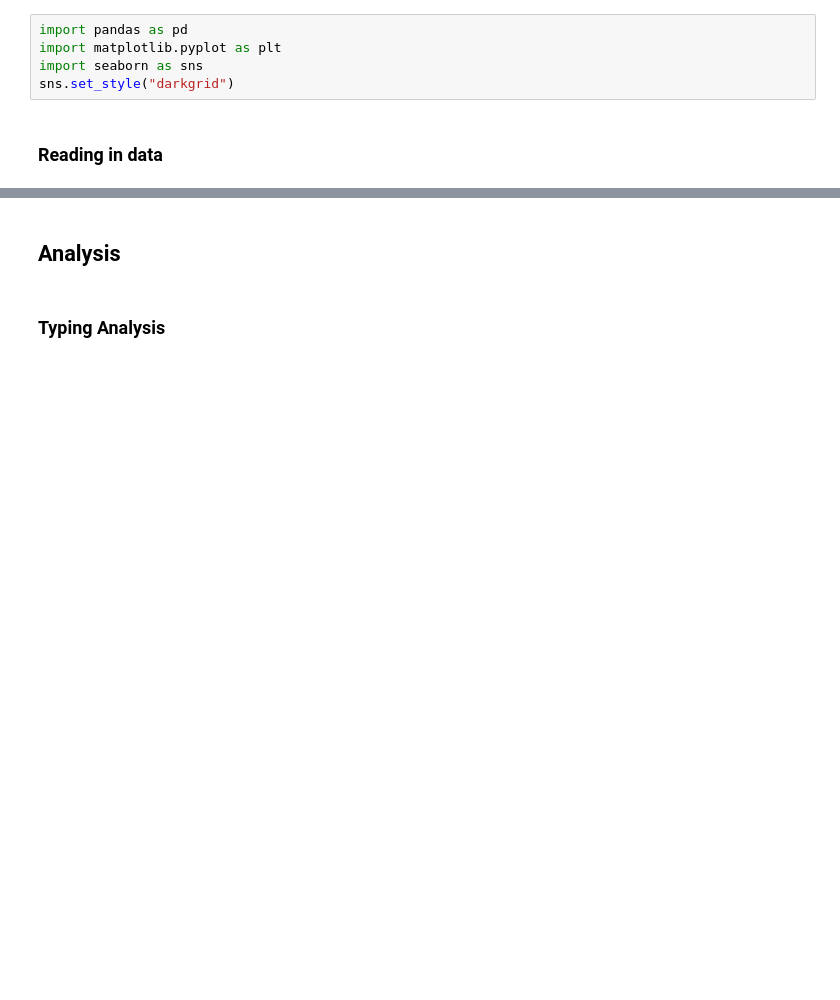
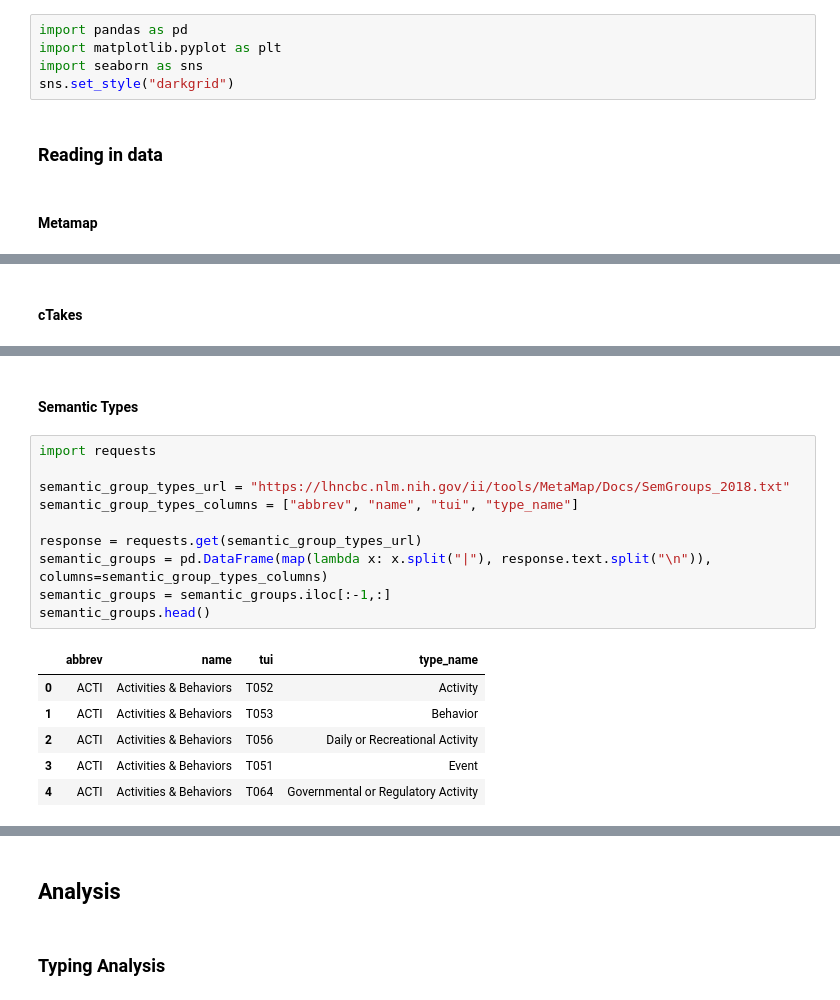
Before and after one commit to jxandercrawford/Text2Graph, a Jupyter notebook: experiments/ctakes_vs_metamap/compare_concepts.ipynb, the cells around one changed output, grey strips where cells are left out. Saved outputs shown, nothing was run; the diff lists cells and outputs as text; blank space fills up the shorter version.

```diff
--- a/experiments/ctakes_vs_metamap/compare_concepts.ipynb
+++ b/experiments/ctakes_vs_metamap/compare_concepts.ipynb
@@ -5,6 +7,8 @@ import seaborn as sns
 sns.set_style("darkgrid")
 # %% [markdown]
 ### Reading in data
+# %% [markdown]
+#### Metamap
 # %%
 metamap = pd.read_csv("data/metamap_mappings.csv")
 metamap["norm_file"] = metamap.file.apply(lambda x: x.split(".")[0])
@@ -14,6 +18,8 @@ metamap.head(3)
 | 0 | mtsamples-type-70-sample-110.txt.... | C0370003 | SNOMEDCT_US | -645 | Specimen | Specimen | ['sample'] | ['sbst'] | False | ... |
 | 1 | mtsamples-type-70-sample-110.txt.... | C0332307 | SNOMEDCT_US | -645 | Type - attribute | Type - attribute | ['type'] | ['qlco'] | False | ... |
 | 2 | mtsamples-type-70-sample-110.txt.... | C0037778 | SNOMEDCT_US | -861 | Medical speciality | Medical Specialities | ['medical', 'specialty'] | ['bmod'] | True | ... |
+# %% [markdown]
+#### cTakes
 # %%
 ctakes = pd.read_csv("data/ctake_concepts.csv")
 ctakes["norm_file"] = ctakes.file.apply(lambda x: x.split(".")[0])
@@ -24,3 +30,22 @@ ctakes.head(3)
 | 0 | mtsamples-type-70-sample-1650.txt... | 8167 | SNOMEDCT_US | 322837006.0 | 0.0 | False | C0355642 | T121 | Drugs used in migraine prophylaxis | ... |
 | 1 | mtsamples-type-70-sample-1650.txt... | 8210 | SNOMEDCT_US | 255631004.0 | 0.0 | False | C0003232 | T195 | Antibiotics | ... |
 | 2 | mtsamples-type-70-sample-1650.txt... | 8901 | SNOMEDCT_US | 13924000.0 | 0.0 | False | C0043250 | T037 | Injury wounds | ... |
+# %% [markdown]
+#### Semantic Types
+# %%
+import requests
+
+semantic_group_types_url = "https://lhncbc.nlm.nih.gov/ii/tools/MetaMap/Docs/SemGroups_2018.txt"
+semantic_group_types_columns = ["abbrev", "name", "tui", "type_name"]
+
+response = requests.get(semantic_group_types_url)
+semantic_groups = pd.DataFrame(map(lambda x: x.split("|"), response.text.split("\n")), columns=semantic_group_types_columns)
+semantic_groups = semantic_groups.iloc[:-1,:]
+semantic_groups.head()
+# %% [output]
+|  | abbrev | name | tui | type_name |
+| 0 | ACTI | Activities & Behaviors | T052 | Activity |
+| 1 | ACTI | Activities & Behaviors | T053 | Behavior |
+| 2 | ACTI | Activities & Behaviors | T056 | Daily or Recreational Activity |
+| 3 | ACTI | Activities & Behaviors | T051 | Event |
+| 4 | ACTI | Activities & Behaviors | T064 | Governmental or Regulatory Activity |
```
Also changed, not shown: parts of 15 cells of this notebook, 12 other files.
